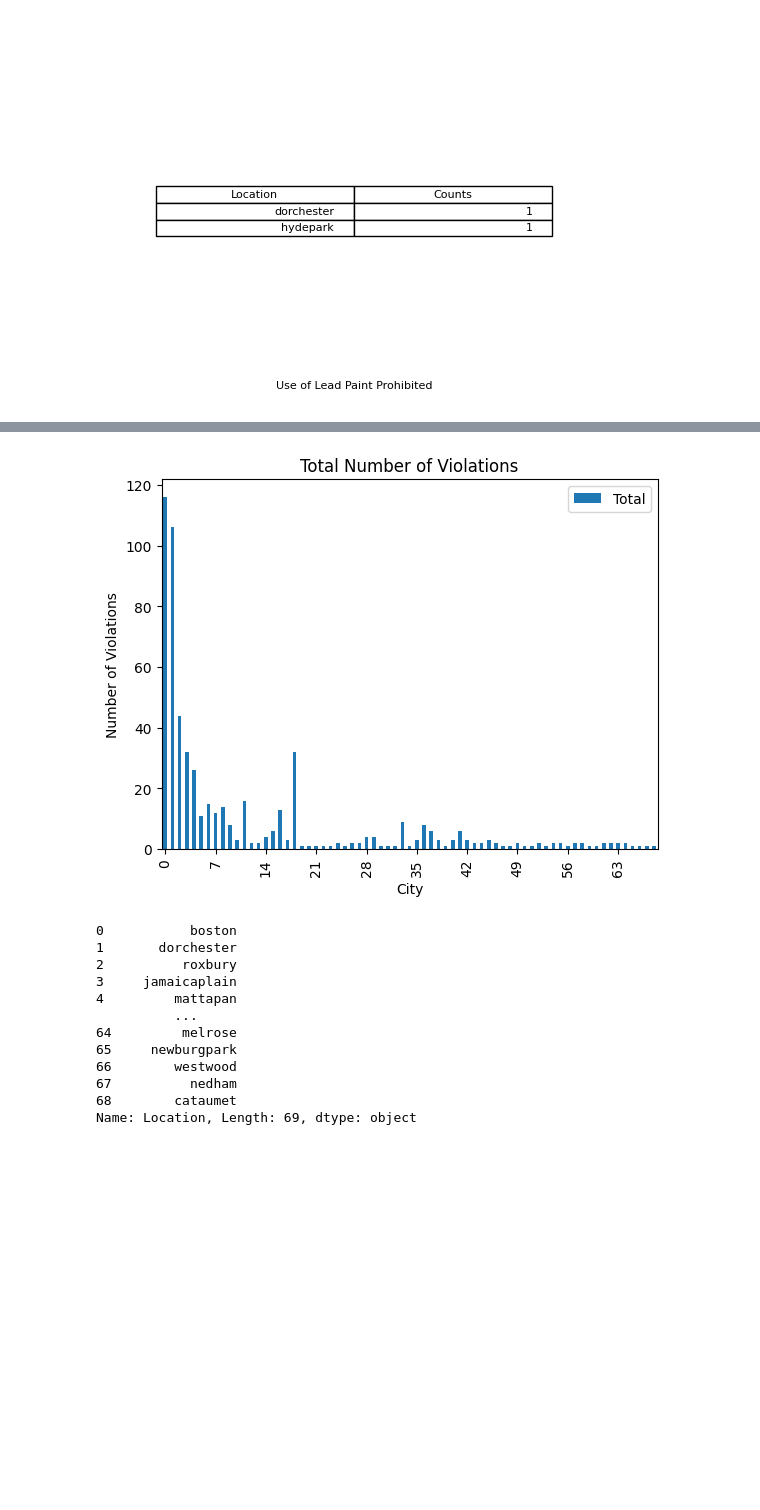
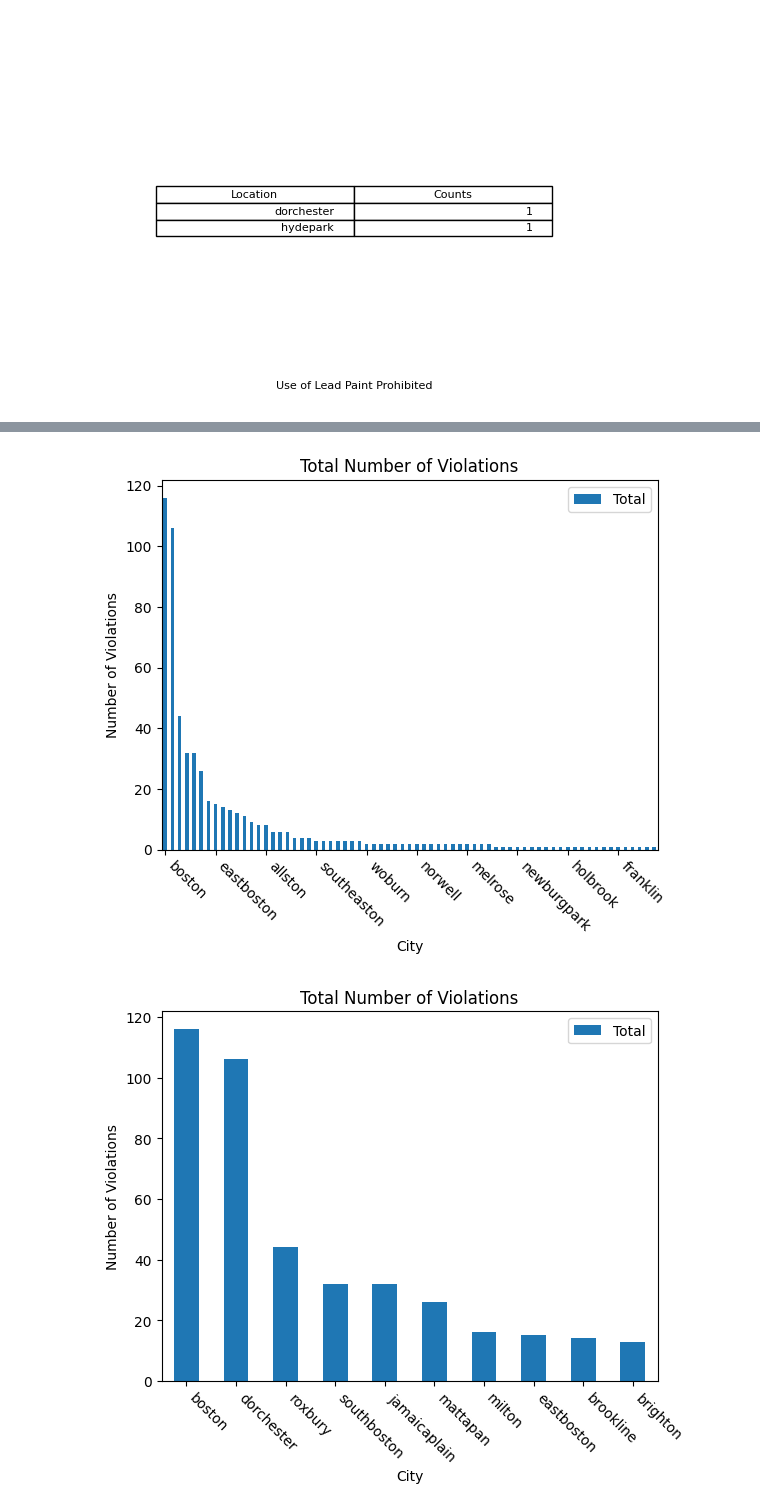
Before and after one commit to BU-Spark/ds-councilor-breadon-bad-landlords2, a Jupyter notebook: spring23-team-3/analysis/violations_analysis.ipynb, the cells around one changed output, grey strips where cells are left out. Drawn from its saved outputs; the diff is of its cells as text; code cells hidden in the pictures; blank space fills up the shorter version.

Commit message:
Created plots for total number of violations

```diff
--- a/spring23-team-3/analysis/violations_analysis.ipynb
+++ b/spring23-team-3/analysis/violations_analysis.ipynb
@@ -230,33 +248,37 @@ for violation, df in violations_by_city.items():
 # Fill NAN values with 0 so we can get Total
 cities_df = cities_df.fillna(0)
 
-#Create a Total column which sums the number of violations for each Location
+# Create a Total column which sums the number of violations for each Location
 cities_df = cities_df.assign(Total = lambda x: x.iloc[:,[1,2,3,4,5,6]].sum(axis = 1))
+
+# Also sort so it's in decending order (better for the plot)
+cities_df = cities_df.sort_values(by = "Total", ascending = False)
 # %%
 #Plot violation totals by city
-cities_df[['Location', 'Total']].plot(kind='bar', rot=0)
+
+cities_df[['Location', 'Total']].set_index('Location').plot(kind='bar', rot=0) #set index works but I don't want to have problems later
 
 plt.locator_params(axis='x', nbins = 10)
-plt.xticks(rotation='vertical')
+plt.xticks(rotation=-45, ha = 'left')
 
 plt.title("Total Number of Violations")
 plt.xlabel('City')
 plt.ylabel('Number of Violations')
 plt.show()
 
 #TODO: fix formatting
-cities_df['Location']
+
+# AND plot top 10
+
+cities_df[['Location', 'Total']].iloc[0:10].set_index('Location').plot(kind='bar', rot=0) #set index works but I don't want to have problems later
+
+plt.locator_params(axis='x', nbins = 10)
+plt.xticks(rotation=-45, ha = 'left')
+
+plt.title("Total Number of Violations")
+plt.xlabel('City')
+plt.ylabel('Number of Violations')
+plt.show()
 # %% [output]
-[figure, old version]
+[figure, new version]
-0           boston
-1       dorchester
-2          roxbury
-3     jamaicaplain
-4         mattapan
-          ...
-64         melrose
-65     newburgpark
-66        westwood
-67          nedham
-68        cataumet
-Name: Location, Length: 69, dtype: object
+[figure, added]
```
Also changed, not shown: parts of 2 cells of this notebook.
